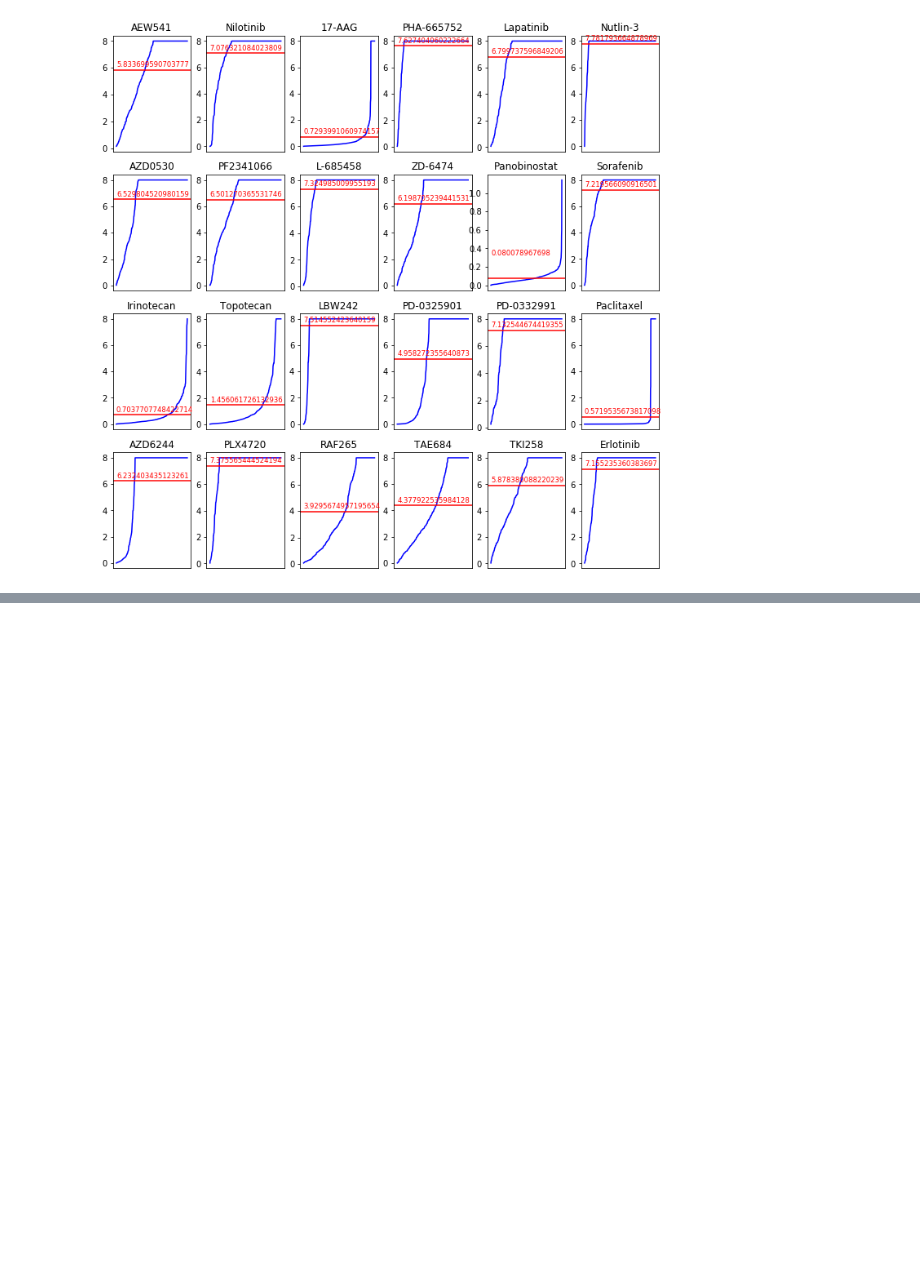
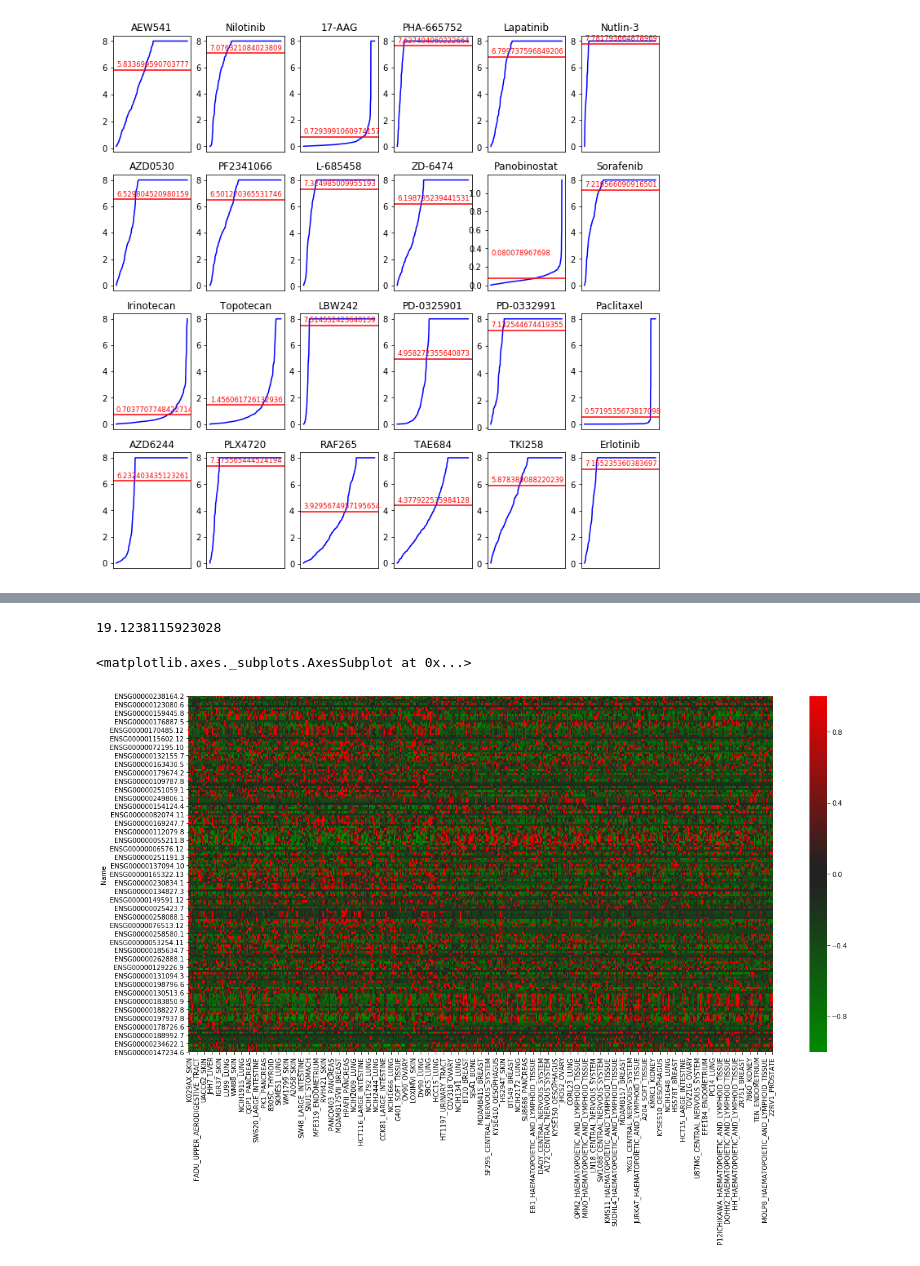
Before and after one commit to jeff-d-wang/Precision-Medicine-Notebook, a Jupyter notebook: index.ipynb, the cells around one changed output, grey strips where cells are left out. Saved outputs shown, nothing was run; the diff lists cells and outputs as text; code cells hidden in the pictures; blank space fills up the shorter version.

Commit message:
updated with heatmaps and feature importances

```diff
--- a/index.ipynb
+++ b/index.ipynb
@@ -500,0 +361,4 @@ test_predictions = train_svm.predict(test_RPKM)
+# %%
+feature_importances = total_feature_importances.div(5)
+feature_importances.to_csv('./data/final_feature_importances')
+save = pd.read_csv('./data/final_feature_importances', header = None)
@@ -500,0 +381,5 @@ test_predictions = train_svm.predict(test_RPKM)
+# %%
+importance_RPKMData = filtered_RPKMData[all_samples][feature_importances > feature_importances[feature_importances > 0.0].quantile(0.995)]
+importance_RPKMData = importance_RPKMData.sub(importance_RPKMData.mean(axis = 1), axis = 0)
+importance_RPKMData = importance_RPKMData.divide(importance_RPKMData.var(axis = 1)**(1/2), axis = 0)
+importance_RPKMData
@@ -500,0 +401,15 @@ test_predictions = train_svm.predict(test_RPKM)
+# %%
+sensitive_samples = list(drug_response[drug_response == 'Sensitive'].index)
+resistant_samples = list(drug_response[drug_response == 'Resistant'].index)
+max(importance_RPKMData[sensitive_samples + resistant_samples].max())
+# %% [output]
+19.1238115923028
+# %%
+cmap_gene = sns.diverging_palette(127.7, 12.2, s = 99.9, l = 50, n = 9, center = "dark", as_cmap = True)
+# %%
+plt.figure(figsize = (20,10))
+sns.heatmap(importance_RPKMData[sensitive_samples + resistant_samples], cmap = cmap_gene, vmin = -1.0, vmax = 1.0)
+# two things we want to try, (1) sort samples by increasing IC50 + add color bar for tissuetype and (2) group samples by tissue type
+# %% [output]
+<matplotlib.axes._subplots.AxesSubplot at 0x...>
+[figure, added]
```
Also changed, not shown: parts of 41 cells of this notebook, 2 other files.
